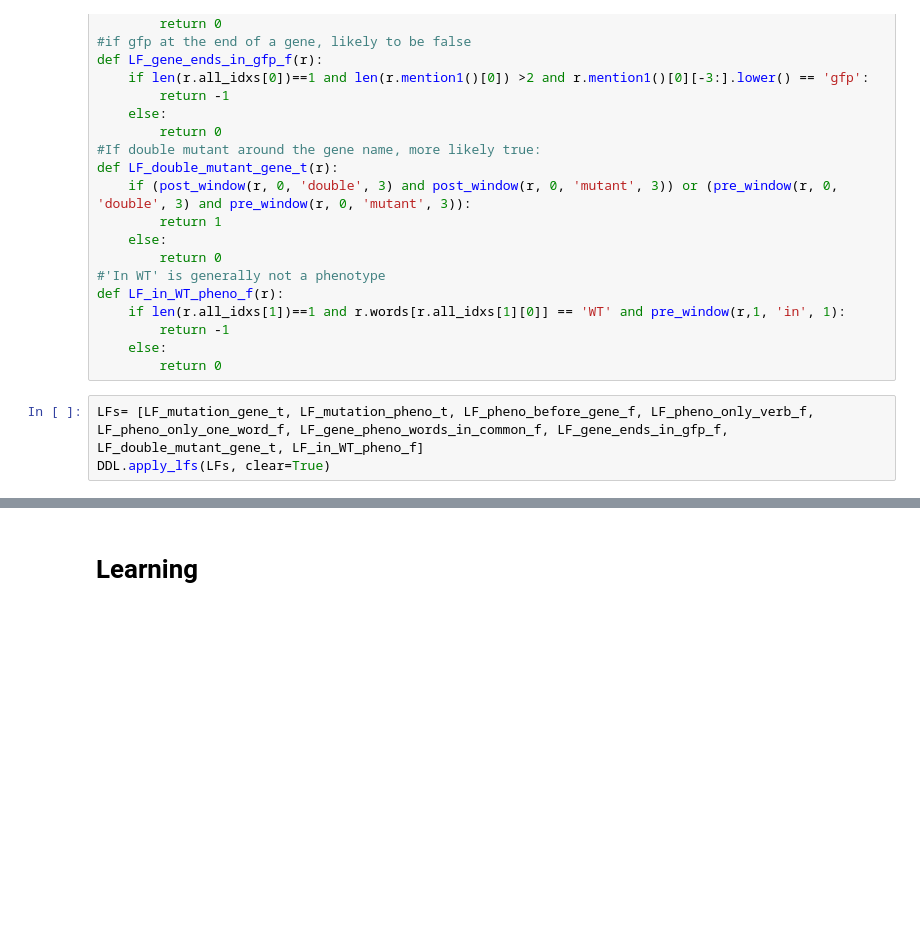
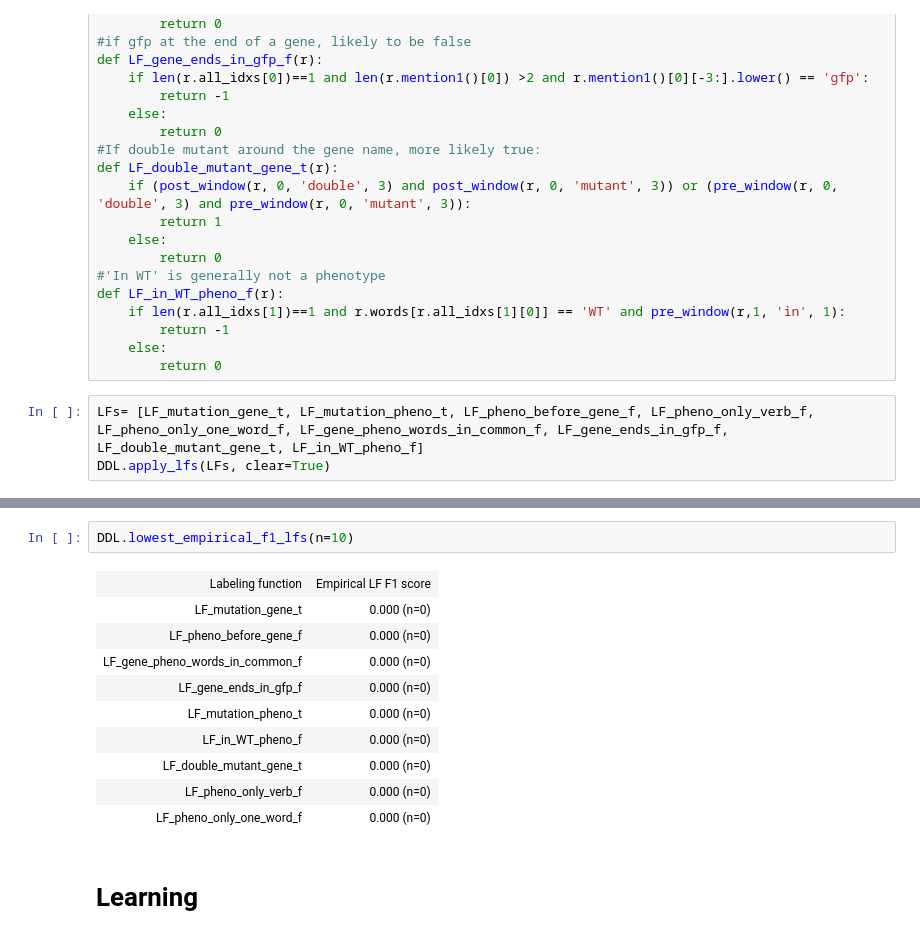
Before and after one commit to ThomasPalomares/ddlite, a Jupyter notebook: examples/GenePhenoArabidopsis.ipynb, the cells around one changed output, grey strips where cells are left out. Saved outputs shown, nothing was run; the diff lists cells and outputs as text; blank space fills up the shorter version.

Commit message:
adding functions to analyze LFs

```diff
--- a/examples/GenePhenoArabidopsis.ipynb
+++ b/examples/GenePhenoArabidopsis.ipynb
@@ -256,3 +268,16 @@ DDL.apply_lfs(LFs, clear=True)
+# %%
+DDL.lowest_empirical_f1_lfs(n=10)
+# %% [output]
+| Labeling function | Empirical LF F1 score |
+| LF_mutation_gene_t | 0.000 (n=0) |
+| LF_pheno_before_gene_f | 0.000 (n=0) |
+| LF_gene_pheno_words_in_common_f | 0.000 (n=0) |
+| LF_gene_ends_in_gfp_f | 0.000 (n=0) |
+| LF_mutation_pheno_t | 0.000 (n=0) |
+| LF_in_WT_pheno_f | 0.000 (n=0) |
+| LF_double_mutant_gene_t | 0.000 (n=0) |
+| LF_pheno_only_verb_f | 0.000 (n=0) |
+| LF_pheno_only_one_word_f | 0.000 (n=0) |
 # %% [markdown]
 # Learning
 # %%
```
Also changed, not shown: parts of 8 cells of this notebook.
